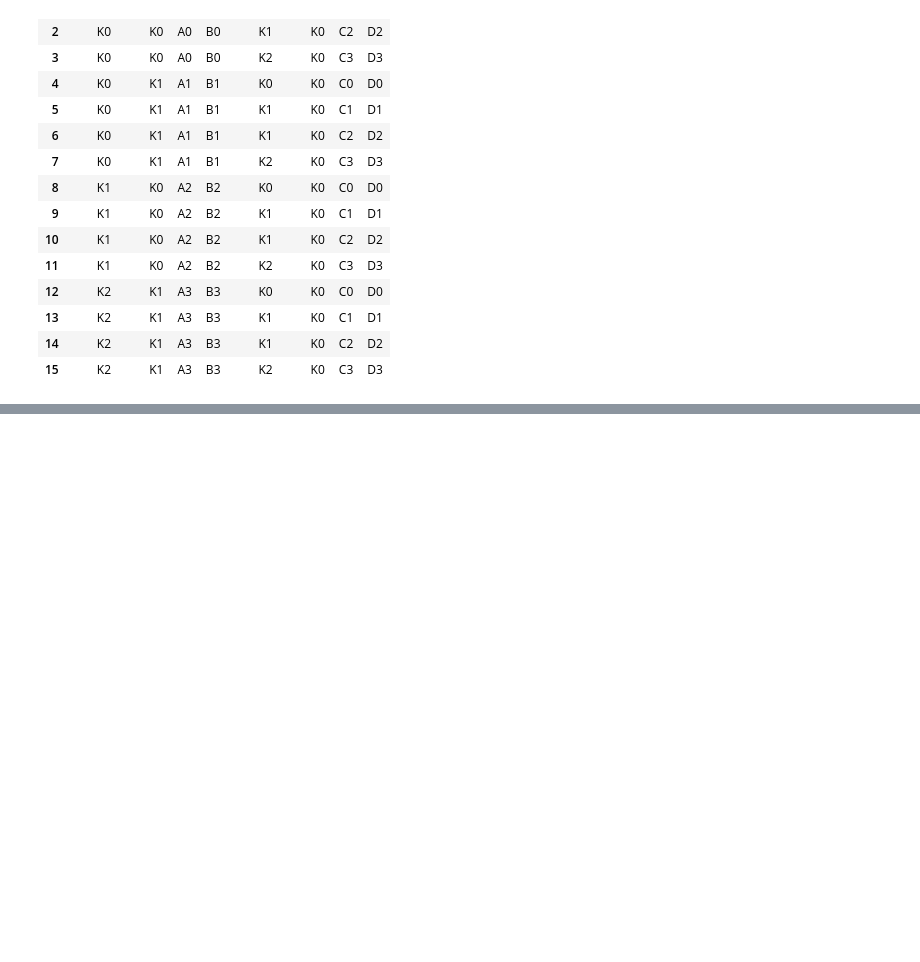
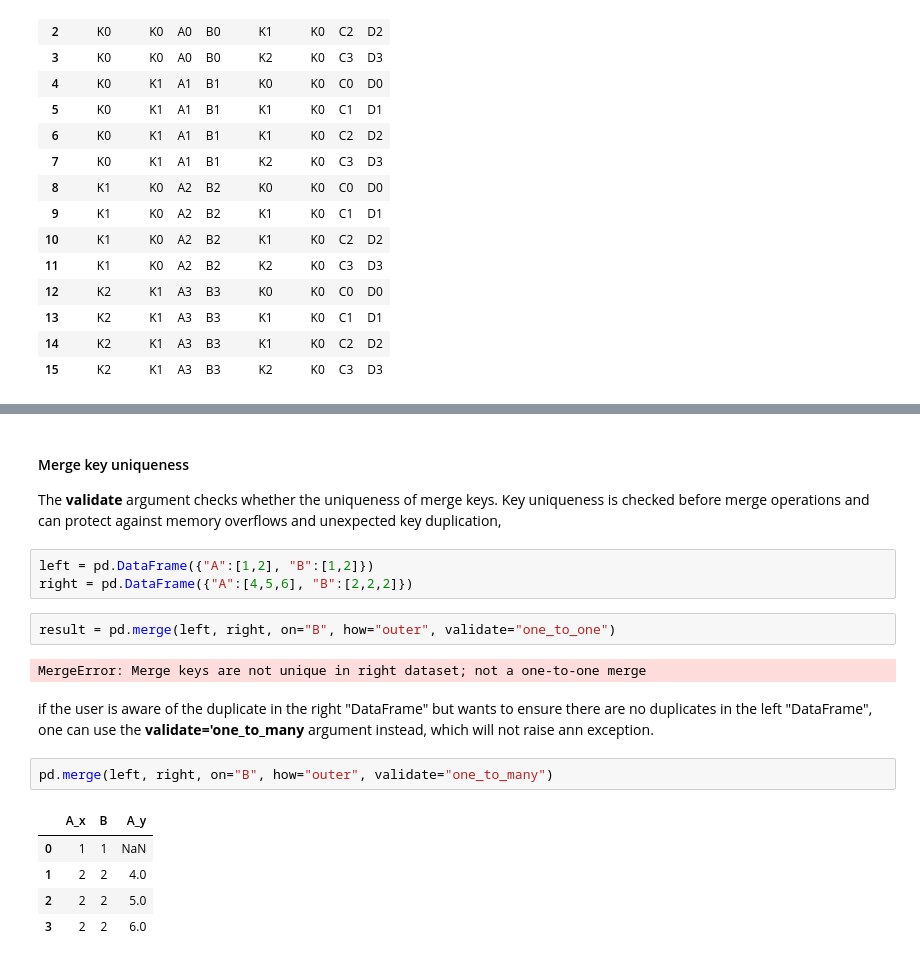
Before and after one commit to SiddheshDaphane/Data-Analysis-in-Python, a Jupyter notebook: Everything-about-Numpy-and-Pandas/Basic_to_advance_pandas.ipynb, the cells around one changed output, grey strips where cells are left out. Drawn from its saved outputs; the diff is of its cells as text; blank space fills up the shorter version.

```diff
--- a/Everything-about-Numpy-and-Pandas/Basic_to_advance_pandas.ipynb
+++ b/Everything-about-Numpy-and-Pandas/Basic_to_advance_pandas.ipynb
@@ -2306,0 +2335,20 @@ result
+# %% [markdown]
+#### Merge key uniqueness
+The **validate** argument checks whether the uniqueness of merge keys. Key uniqueness is checked before merge operations and can protect against memory overflows and unexpected key duplication,
+# %%
+left = pd.DataFrame({"A":[1,2], "B":[1,2]})
+right = pd.DataFrame({"A":[4,5,6], "B":[2,2,2]})
+# %%
+result = pd.merge(left, right, on="B", how="outer", validate="one_to_one")
+# %% [output]
+MergeError: Merge keys are not unique in right dataset; not a one-to-one merge
+# %% [markdown]
+if the user is aware of the duplicate in the right "DataFrame" but wants to ensure there are no duplicates in the left "DataFrame", one can use the **validate='one_to_many** argument instead, which will not raise ann exception.
+# %%
+pd.merge(left, right, on="B", how="outer", validate="one_to_many")
+# %% [output]
+|  | A_x | B | A_y |
+| 0 | 1 | 1 | NaN |
+| 1 | 2 | 2 | 4.0 |
+| 2 | 2 | 2 | 5.0 |
+| 3 | 2 | 2 | 6.0 |
```
Also changed, not shown: parts of 10 cells of this notebook.
